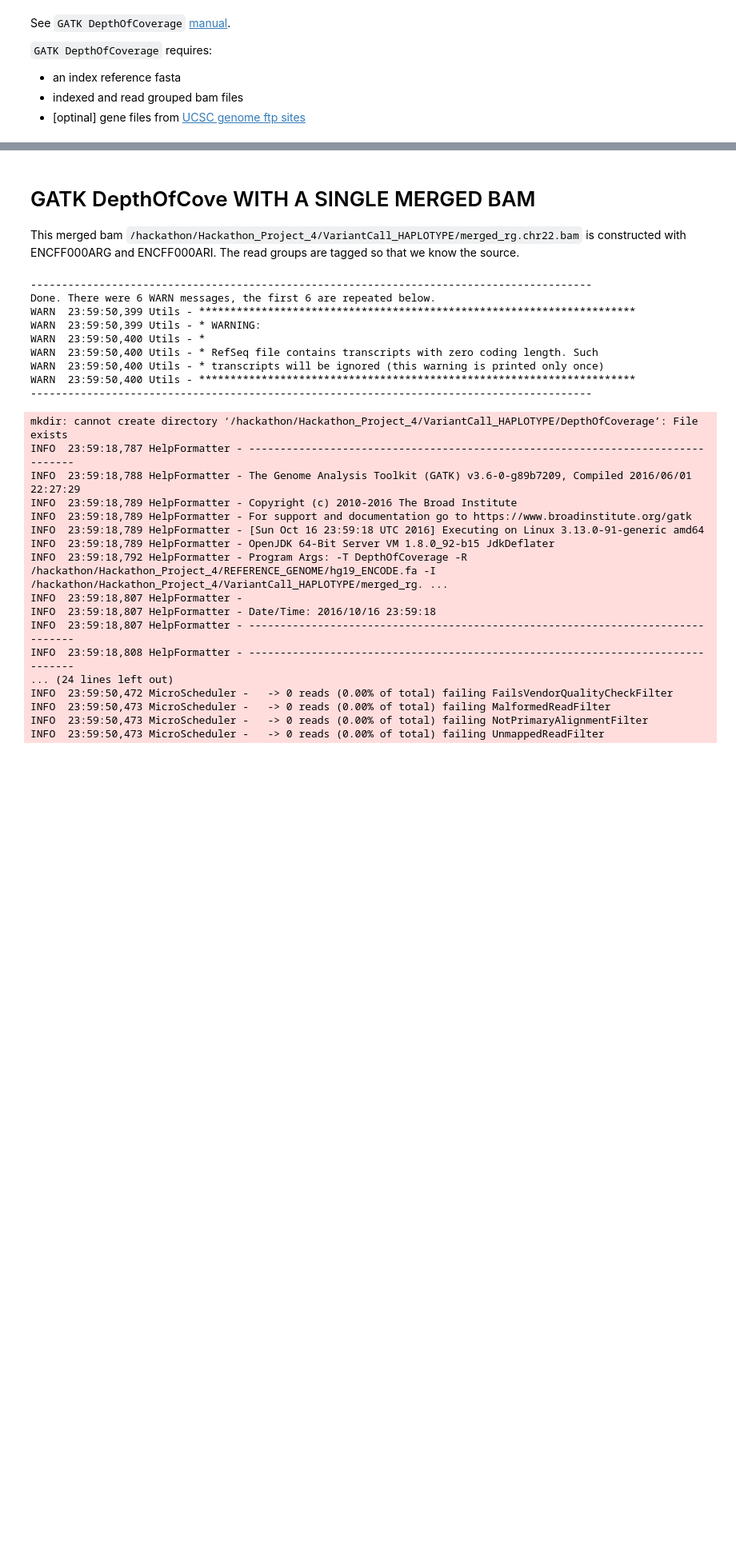
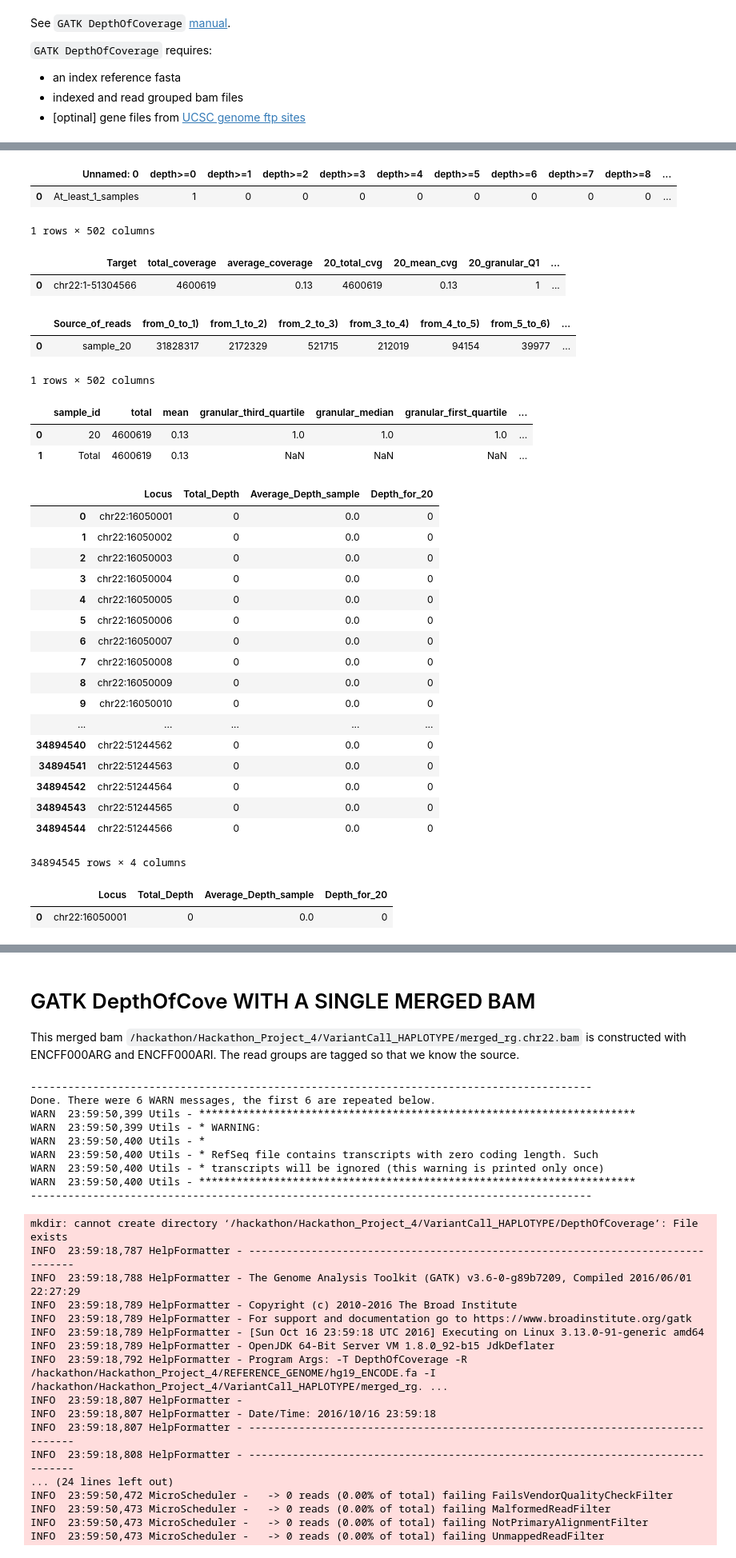
Before and after one commit to hackseq/2016_project_4, a Jupyter notebook: notebooks/DepthOfCoverage.ipynb, the cells around one changed output, grey strips where cells are left out. Shown: that part at 80% size. Saved outputs shown, nothing was run; the diff lists cells and outputs as text; code cells hidden in the pictures; blank space fills up the shorter version.

```diff
--- a/notebooks/DepthOfCoverage.ipynb
+++ b/notebooks/DepthOfCoverage.ipynb
@@ -34,0 +154,44 @@ See ``GATK DepthOfCoverage`` [manual](https://software.broadinstitute.org/gatk/g
+# %%
+pd.read_table(jp('ENCODE_DATA_GM12878/COMPLETED/DepthOfCoverage/ENCFF000ATH_chr22_ChIP-seq_rg.bam.default.depth.sample_interval_statistics'))
+# %% [output]
+|  | Unnamed: 0 | depth>=0 | depth>=1 | depth>=2 | depth>=3 | depth>=4 | depth>=5 | depth>=6 | depth>=7 | depth>=8 | ... |
+| 0 | At_least_1_samples | 1 | 0 | 0 | 0 | 0 | 0 | 0 | 0 | 0 | ... |
+1 rows × 502 columns
+# %%
+pd.read_table(jp('ENCODE_DATA_GM12878/COMPLETED/DepthOfCoverage/ENCFF000ATH_chr22_ChIP-seq_rg.bam.default.depth.sample_interval_summary'))
+# %% [output]
+|  | Target | total_coverage | average_coverage | 20_total_cvg | 20_mean_cvg | 20_granular_Q1 | ... |
+| 0 | chr22:1-51304566 | 4600619 | 0.13 | 4600619 | 0.13 | 1 | ... |
+# %%
+pd.read_table(jp('ENCODE_DATA_GM12878/COMPLETED/DepthOfCoverage/ENCFF000ATH_chr22_ChIP-seq_rg.bam.default.depth.sample_statistics'))
+# %% [output]
+|  | Source_of_reads | from_0_to_1) | from_1_to_2) | from_2_to_3) | from_3_to_4) | from_4_to_5) | from_5_to_6) | ... |
+| 0 | sample_20 | 31828317 | 2172329 | 521715 | 212019 | 94154 | 39977 | ... |
+1 rows × 502 columns
+# %%
+pd.read_table(jp('ENCODE_DATA_GM12878/COMPLETED/DepthOfCoverage/ENCFF000ATH_chr22_ChIP-seq_rg.bam.default.depth.sample_summary'))
+# %% [output]
+|  | sample_id | total | mean | granular_third_quartile | granular_median | granular_first_quartile | ... |
+| 0 | 20 | 4600619 | 0.13 | 1.0 | 1.0 | 1.0 | ... |
+| 1 | Total | 4600619 | 0.13 | NaN | NaN | NaN | ... |
+# %%
+pd.read_table(jp('ENCODE_DATA_GM12878/COMPLETED/DepthOfCoverage/ENCFF000ATH_chr22_ChIP-seq_rg.bam.default.depth'))
+# %% [output]
+|  | Locus | Total_Depth | Average_Depth_sample | Depth_for_20 |
+| 0 | chr22:16050001 | 0 | 0.0 | 0 |
+| 1 | chr22:16050002 | 0 | 0.0 | 0 |
+| 2 | chr22:16050003 | 0 | 0.0 | 0 |
+| 3 | chr22:16050004 | 0 | 0.0 | 0 |
+| 4 | chr22:16050005 | 0 | 0.0 | 0 |
+| 5 | chr22:16050006 | 0 | 0.0 | 0 |
+| 6 | chr22:16050007 | 0 | 0.0 | 0 |
+| 7 | chr22:16050008 | 0 | 0.0 | 0 |
+| 8 | chr22:16050009 | 0 | 0.0 | 0 |
+| 9 | chr22:16050010 | 0 | 0.0 | 0 |
+| ... | ... | ... | ... | ... |
+| 34894540 | chr22:51244562 | 0 | 0.0 | 0 |
+| 34894541 | chr22:51244563 | 0 | 0.0 | 0 |
+| 34894542 | chr22:51244564 | 0 | 0.0 | 0 |
+| 34894543 | chr22:51244565 | 0 | 0.0 | 0 |
+| 34894544 | chr22:51244566 | 0 | 0.0 | 0 |
+34894545 rows × 4 columns
@@ -34,0 +202,5 @@ See ``GATK DepthOfCoverage`` [manual](https://software.broadinstitute.org/gatk/g
+# %%
+ENCFF000ATH_chr22_depth[:1]
+# %% [output]
+|  | Locus | Total_Depth | Average_Depth_sample | Depth_for_20 |
+| 0 | chr22:16050001 | 0 | 0.0 | 0 |
```
Also changed, not shown: parts of 15 cells of this notebook, 5 other files.
